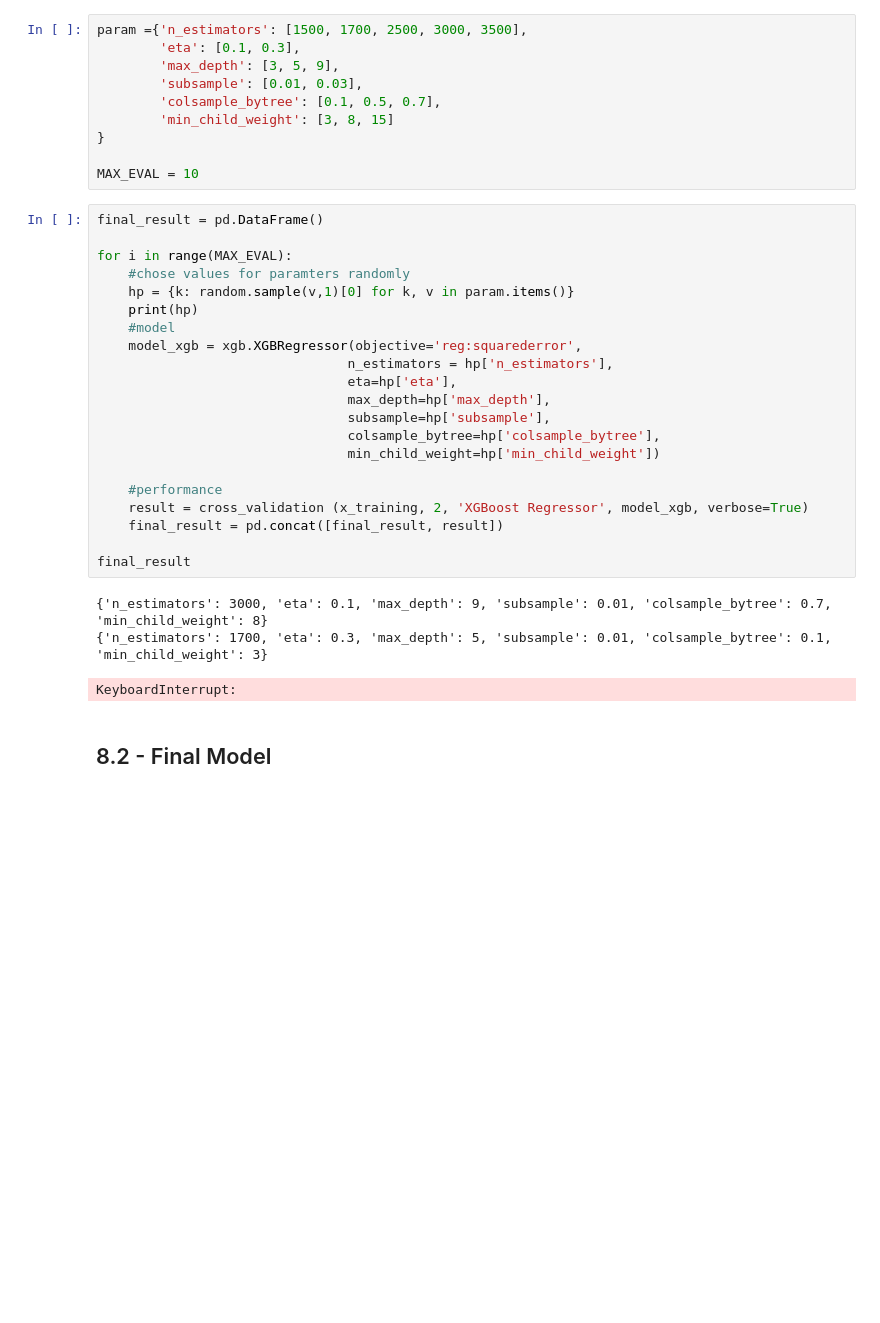
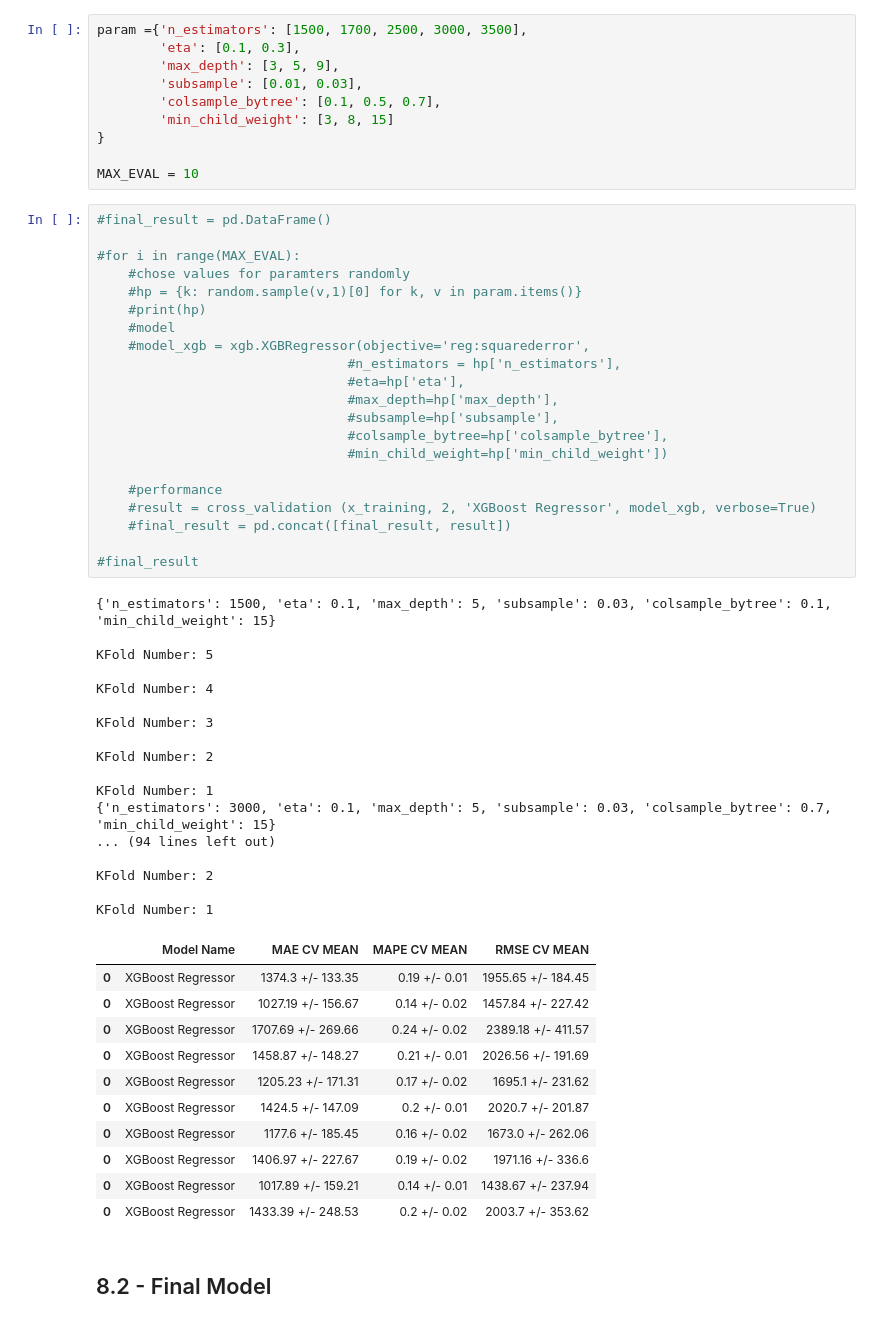
Before and after one commit to guigrandim/rossmann_store_sales, a Jupyter notebook: notebooks/datasets_analysis.ipynb, the cells around one changed output. Cells and saved outputs as stored; diff of their text form; blank space fills up the shorter version.

```diff
--- a/notebooks/datasets_analysis.ipynb
+++ b/notebooks/datasets_analysis.ipynb
@@ -1286,30 +1278,55 @@ param ={'n_estimators': [1500, 1700, 2500, 3000, 3500],
 
 MAX_EVAL = 10
 # %%
-final_result = pd.DataFrame()
+#final_result = pd.DataFrame()
 
-for i in range(MAX_EVAL):
+#for i in range(MAX_EVAL):
     #chose values for paramters randomly
-    hp = {k: random.sample(v,1)[0] for k, v in param.items()}
-    print(hp)
+    #hp = {k: random.sample(v,1)[0] for k, v in param.items()}
+    #print(hp)
     #model
-    model_xgb = xgb.XGBRegressor(objective='reg:squarederror',
-                                n_estimators = hp['n_estimators'],
-                                eta=hp['eta'],
-                                max_depth=hp['max_depth'],
-                                subsample=hp['subsample'],
-                                colsample_bytree=hp['colsample_bytree'],
-                                min_child_weight=hp['min_child_weight'])
+    #model_xgb = xgb.XGBRegressor(objective='reg:squarederror',
+                                #n_estimators = hp['n_estimators'],
+                                #eta=hp['eta'],
+                                #max_depth=hp['max_depth'],
+                                #subsample=hp['subsample'],
+                                #colsample_bytree=hp['colsample_bytree'],
+                                #min_child_weight=hp['min_child_weight'])
 
     #performance
-    result = cross_validation (x_training, 2, 'XGBoost Regressor', model_xgb, verbose=True)
-    final_result = pd.concat([final_result, result])
+    #result = cross_validation (x_training, 2, 'XGBoost Regressor', model_xgb, verbose=True)
+    #final_result = pd.concat([final_result, result])
 
-final_result
+#final_result
 # %% [output]
-{'n_estimators': 3000, 'eta': 0.1, 'max_depth': 9, 'subsample': 0.01, 'colsample_bytree': 0.7, 'min_child_weight': 8}
-{'n_estimators': 1700, 'eta': 0.3, 'max_depth': 5, 'subsample': 0.01, 'colsample_bytree': 0.1, 'min_child_weight': 3}
+{'n_estimators': 1500, 'eta': 0.1, 'max_depth': 5, 'subsample': 0.03, 'colsample_bytree': 0.1, 'min_child_weight': 15}
+
+KFold Number: 5
+
+KFold Number: 4
+
+KFold Number: 3
+
+KFold Number: 2
+
+KFold Number: 1
+{'n_estimators': 3000, 'eta': 0.1, 'max_depth': 5, 'subsample': 0.03, 'colsample_bytree': 0.7, 'min_child_weight': 15}
+... (94 lines left out)
+
+KFold Number: 2
+
+KFold Number: 1
-KeyboardInterrupt:
+|  | Model Name | MAE CV MEAN | MAPE CV MEAN | RMSE CV MEAN |
+| 0 | XGBoost Regressor | 1374.3 +/- 133.35 | 0.19 +/- 0.01 | 1955.65 +/- 184.45 |
+| 0 | XGBoost Regressor | 1027.19 +/- 156.67 | 0.14 +/- 0.02 | 1457.84 +/- 227.42 |
+| 0 | XGBoost Regressor | 1707.69 +/- 269.66 | 0.24 +/- 0.02 | 2389.18 +/- 411.57 |
+| 0 | XGBoost Regressor | 1458.87 +/- 148.27 | 0.21 +/- 0.01 | 2026.56 +/- 191.69 |
+| 0 | XGBoost Regressor | 1205.23 +/- 171.31 | 0.17 +/- 0.02 | 1695.1 +/- 231.62 |
+| 0 | XGBoost Regressor | 1424.5 +/- 147.09 | 0.2 +/- 0.01 | 2020.7 +/- 201.87 |
+| 0 | XGBoost Regressor | 1177.6 +/- 185.45 | 0.16 +/- 0.02 | 1673.0 +/- 262.06 |
+| 0 | XGBoost Regressor | 1406.97 +/- 227.67 | 0.19 +/- 0.02 | 1971.16 +/- 336.6 |
+| 0 | XGBoost Regressor | 1017.89 +/- 159.21 | 0.14 +/- 0.01 | 1438.67 +/- 237.94 |
+| 0 | XGBoost Regressor | 1433.39 +/- 248.53 | 0.2 +/- 0.02 | 2003.7 +/- 353.62 |
 # %% [markdown]
 ## 8.2 - Final Model
 # %%
```
Also changed, not shown: parts of 32 cells of this notebook.
